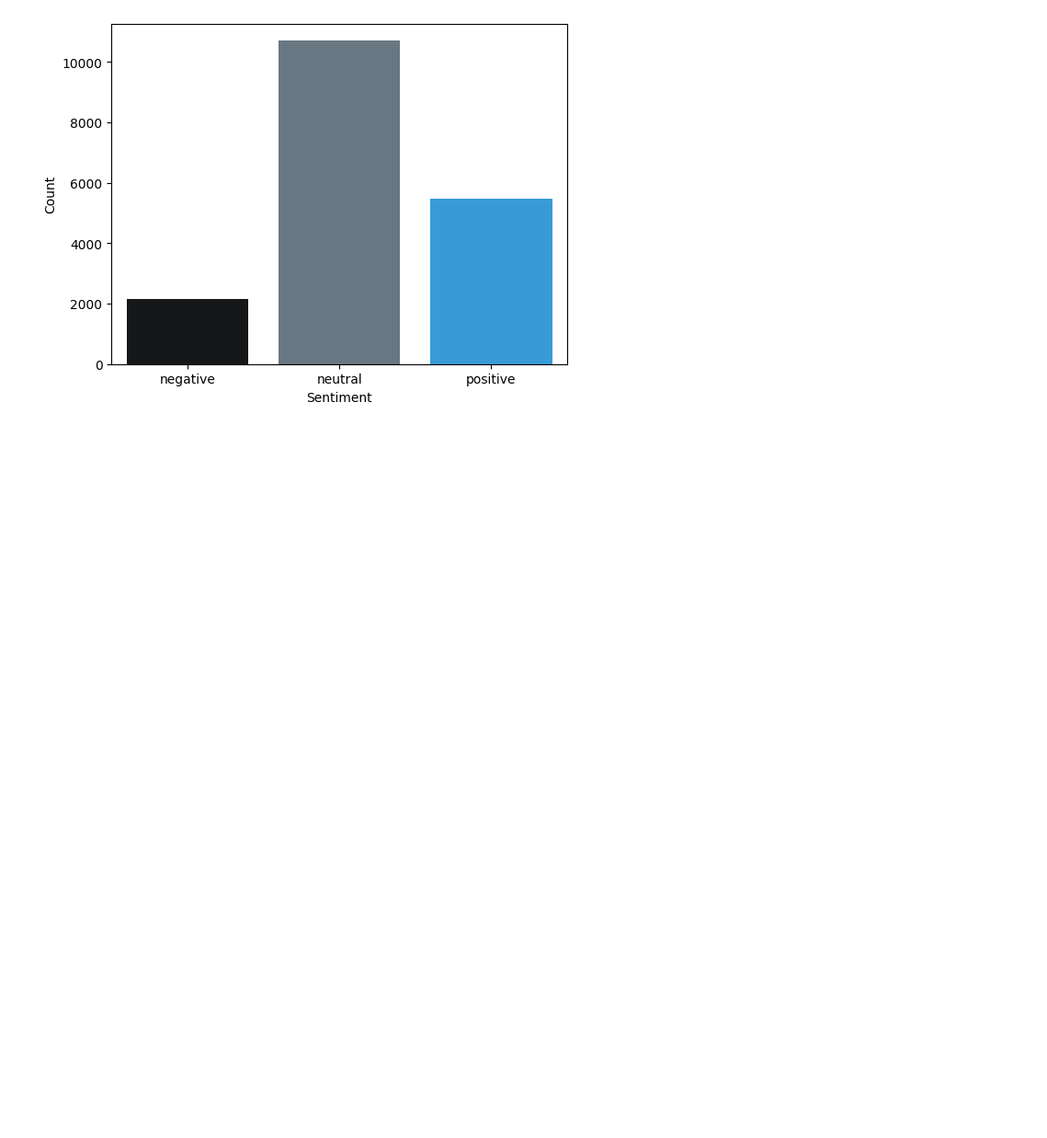
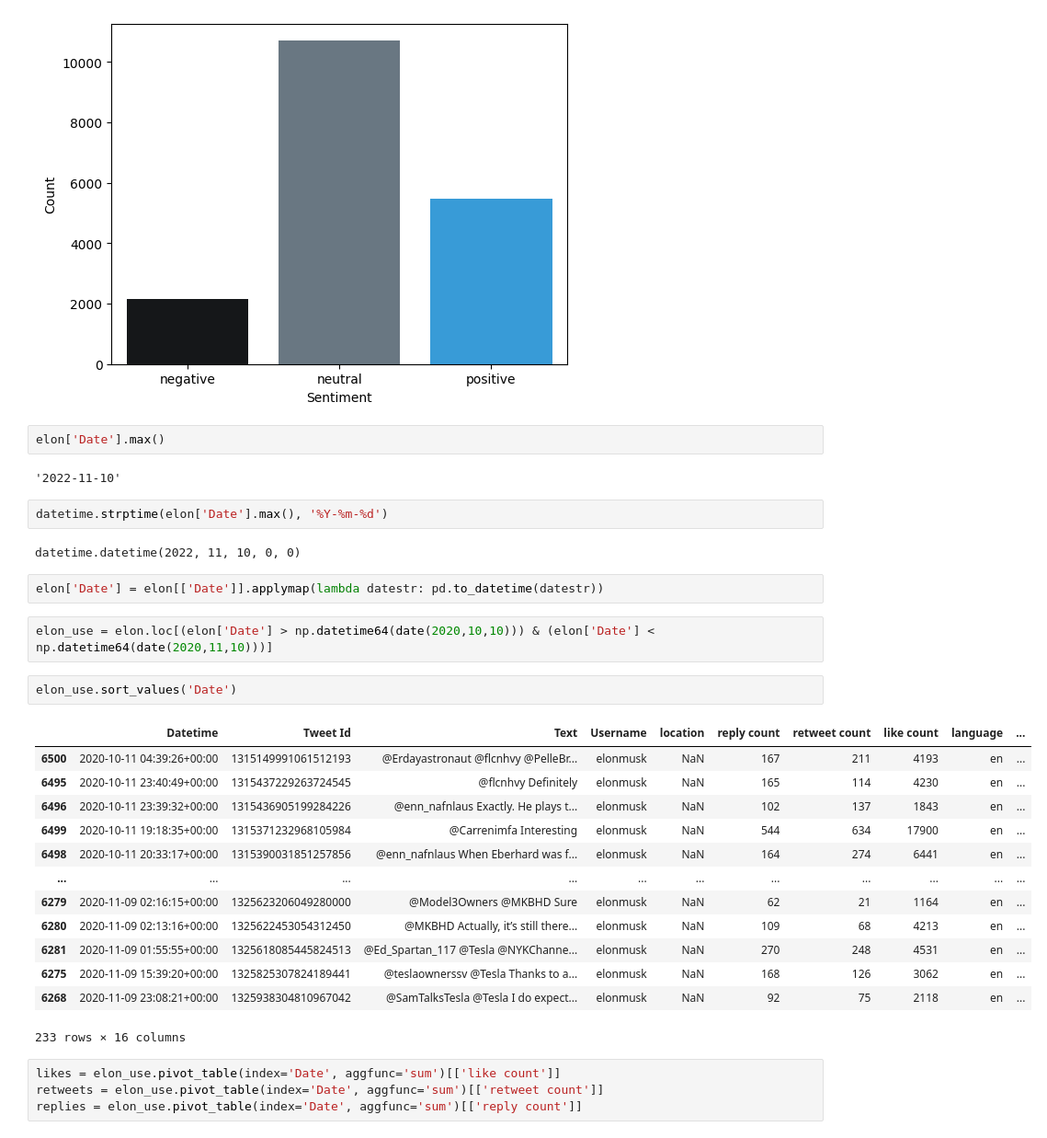
Before and after one commit to psyrgkan/Elon-s-Tweets-Dashboard-, a Jupyter notebook: explore.ipynb, the cells around one changed output. Shown at 92% size. Cells and saved outputs as stored; diff of their text form; blank space fills up the shorter version.

```diff
--- a/explore.ipynb
+++ b/explore.ipynb
@@ -175,3 +176,35 @@ plt.xlabel("Sentiment")
 plt.ylabel("Count");
 # %% [output]
 [figure]
+# %%
+elon['Date'].max()
+# %% [output]
+'2022-11-10'
+# %%
+datetime.strptime(elon['Date'].max(), '%Y-%m-%d')
+# %% [output]
+datetime.datetime(2022, 11, 10, 0, 0)
+# %%
+elon['Date'] = elon[['Date']].applymap(lambda datestr: pd.to_datetime(datestr))
+# %%
+elon_use = elon.loc[(elon['Date'] > np.datetime64(date(2020,10,10))) & (elon['Date'] < np.datetime64(date(2020,11,10)))]
+# %%
+elon_use.sort_values('Date')
+# %% [output]
+|  | Datetime | Tweet Id | Text | Username | location | reply count | retweet count | like count | language | ... |
+| 6500 | 2020-10-11 04:39:26+00:00 | 1315149991061512193 | @Erdayastronaut @flcnhvy @PelleBr... | elonmusk | NaN | 167 | 211 | 4193 | en | ... |
+| 6495 | 2020-10-11 23:40:49+00:00 | 1315437229263724545 | @flcnhvy Definitely | elonmusk | NaN | 165 | 114 | 4230 | en | ... |
+| 6496 | 2020-10-11 23:39:32+00:00 | 1315436905199284226 | @enn_nafnlaus Exactly. He plays t... | elonmusk | NaN | 102 | 137 | 1843 | en | ... |
+| 6499 | 2020-10-11 19:18:35+00:00 | 1315371232968105984 | @Carrenimfa Interesting | elonmusk | NaN | 544 | 634 | 17900 | en | ... |
+| 6498 | 2020-10-11 20:33:17+00:00 | 1315390031851257856 | @enn_nafnlaus When Eberhard was f... | elonmusk | NaN | 164 | 274 | 6441 | en | ... |
+| ... | ... | ... | ... | ... | ... | ... | ... | ... | ... | ... |
+| 6279 | 2020-11-09 02:16:15+00:00 | 1325623206049280000 | @Model3Owners @MKBHD Sure | elonmusk | NaN | 62 | 21 | 1164 | en | ... |
+| 6280 | 2020-11-09 02:13:16+00:00 | 1325622453054312450 | @MKBHD Actually, it’s still there... | elonmusk | NaN | 109 | 68 | 4213 | en | ... |
+| 6281 | 2020-11-09 01:55:55+00:00 | 1325618085445824513 | @Ed_Spartan_117 @Tesla @NYKChanne... | elonmusk | NaN | 270 | 248 | 4531 | en | ... |
+| 6275 | 2020-11-09 15:39:20+00:00 | 1325825307824189441 | @teslaownerssv @Tesla Thanks to a... | elonmusk | NaN | 168 | 126 | 3062 | en | ... |
+| 6268 | 2020-11-09 23:08:21+00:00 | 1325938304810967042 | @SamTalksTesla @Tesla I do expect... | elonmusk | NaN | 92 | 75 | 2118 | en | ... |
+233 rows × 16 columns
+# %%
+likes = elon_use.pivot_table(index='Date', aggfunc='sum')[['like count']]
+retweets = elon_use.pivot_table(index='Date', aggfunc='sum')[['retweet count']]
+replies = elon_use.pivot_table(index='Date', aggfunc='sum')[['reply count']]
```
Also changed, not shown: parts of 22 cells of this notebook, 1 other file.
